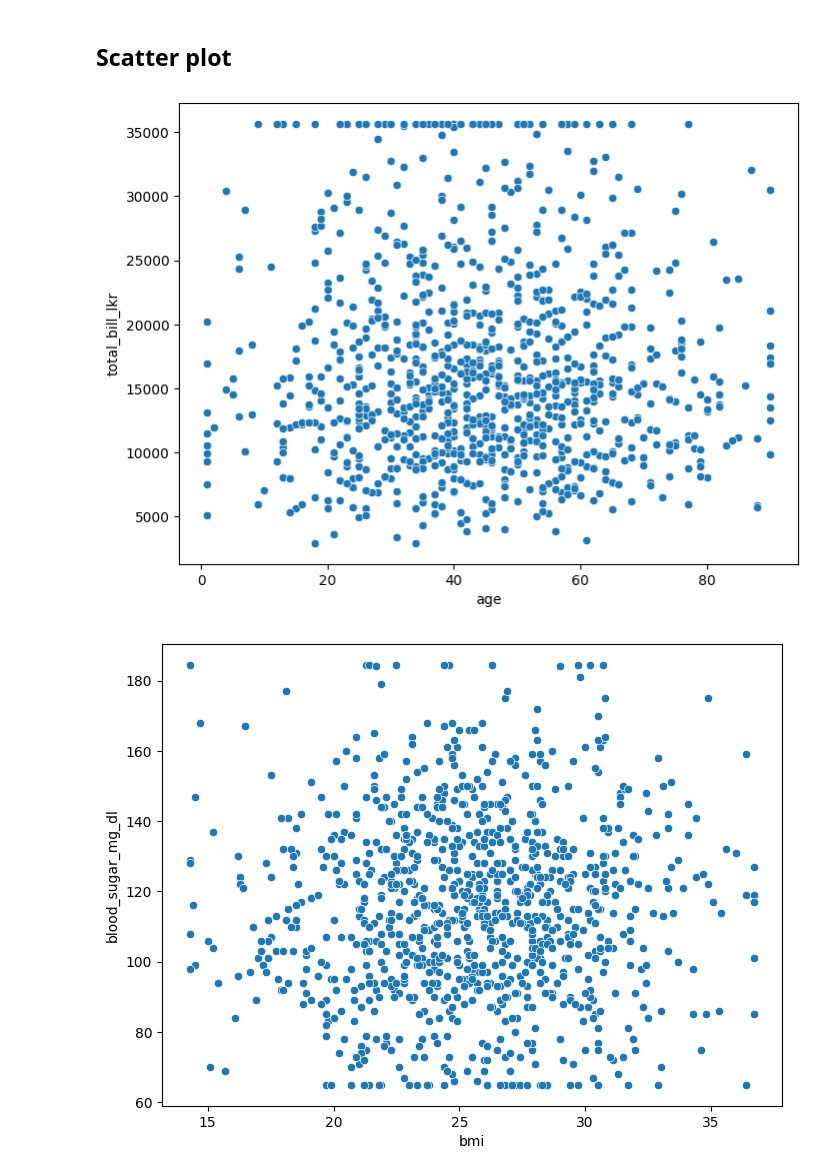
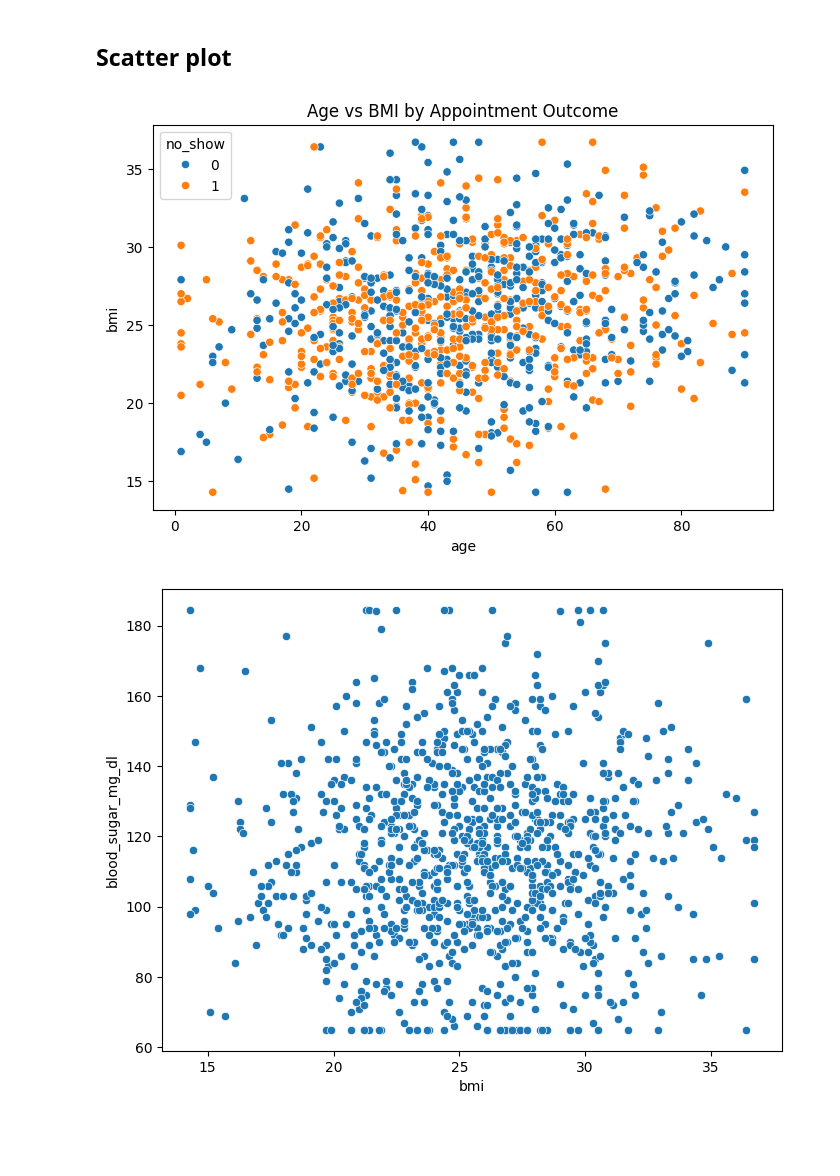
Before and after one commit to dewmiabeykoon/smartcare-ai-project, a Jupyter notebook: Notebook/TASK-04_EDA.ipynb, the cells around one changed output. Saved outputs shown, nothing was run; the diff lists cells and outputs as text; code cells hidden in the pictures; blank space fills up the shorter version.

```diff
--- a/Notebook/TASK-04_EDA.ipynb
+++ b/Notebook/TASK-04_EDA.ipynb
@@ -81,17 +95,12 @@ plt.show()
 # %% [markdown]
 ## Scatter plot
 # %%
-plt.figure(figsize=(8,6))
-
-sns.scatterplot(
-    x="age",
-    y="total_bill_lkr",
-    data=df
-)
-
+plt.figure(figsize=(8, 5))
+sns.scatterplot(data=df, x="age", y="bmi", hue="no_show")
+plt.title("Age vs BMI by Appointment Outcome")
 plt.show()
 # %% [output]
-[figure, old version]
+[figure, new version]
 # %%
 plt.figure(figsize=(8,6))
 
```
Also changed, not shown: parts of 8 cells of this notebook, 51 other files.
